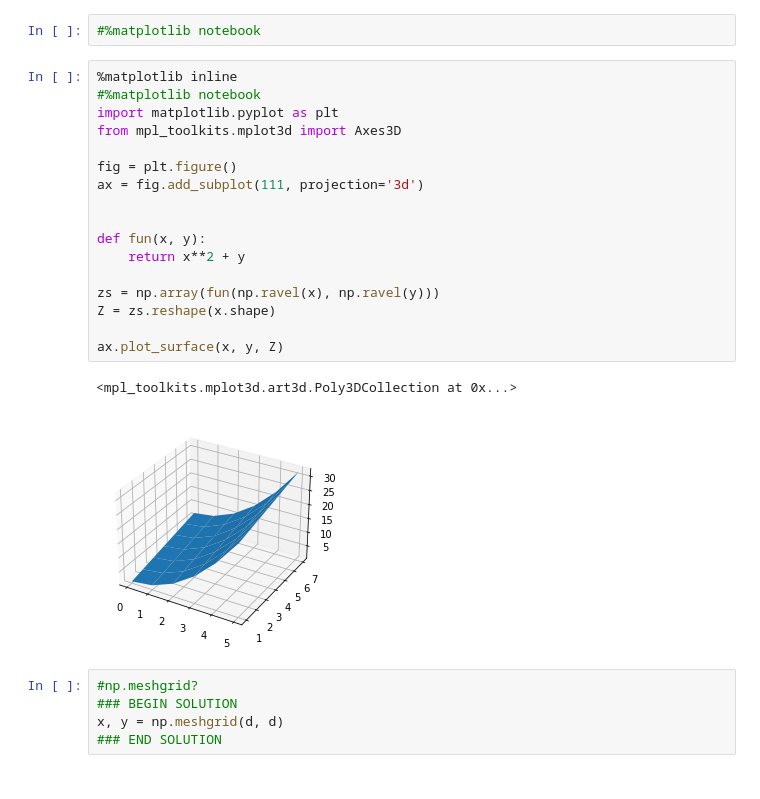
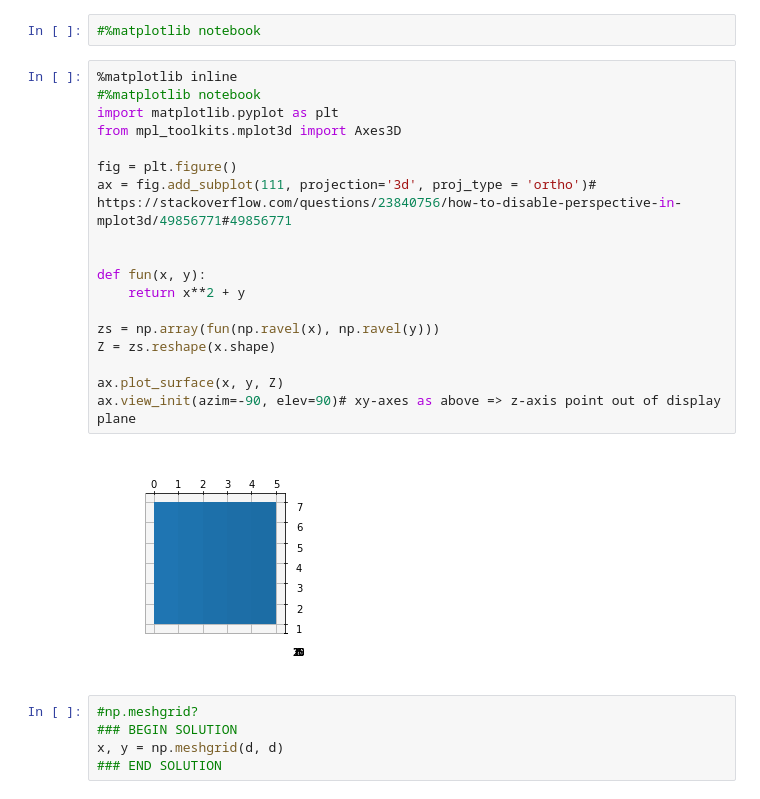
Before and after one commit to romangrothausmann/python-course, a Jupyter notebook: 201 - Numerik mit Numpy.ipynb, the cells around one changed output. Cells and saved outputs as stored; diff of their text form.

Commit message:
ortho-projection and view of xy-plane

```diff
--- a/201 - Numerik mit Numpy.ipynb
+++ b/201 - Numerik mit Numpy.ipynb
@@ -237,23 +237,23 @@ plt.show()
 # %%
 %matplotlib inline
 #%matplotlib notebook
 import matplotlib.pyplot as plt
 from mpl_toolkits.mplot3d import Axes3D
 
 fig = plt.figure()
-ax = fig.add_subplot(111, projection='3d')
+ax = fig.add_subplot(111, projection='3d', proj_type = 'ortho')# https://stackoverflow.com/questions/23840756/how-to-disable-perspective-in-mplot3d/49856771#49856771
 
 
 def fun(x, y):
     return x**2 + y
 
 zs = np.array(fun(np.ravel(x), np.ravel(y)))
 Z = zs.reshape(x.shape)
 
 ax.plot_surface(x, y, Z)
+ax.view_init(azim=-90, elev=90)# xy-axes as above => z-axis point out of display plane
 # %% [output]
-<mpl_toolkits.mplot3d.art3d.Poly3DCollection at 0x...>
-[figure, old version]
+[figure, new version]
 # %%
 #np.meshgrid?
 ### BEGIN SOLUTION
```
Also changed, not shown: parts of 7 cells of this notebook.
